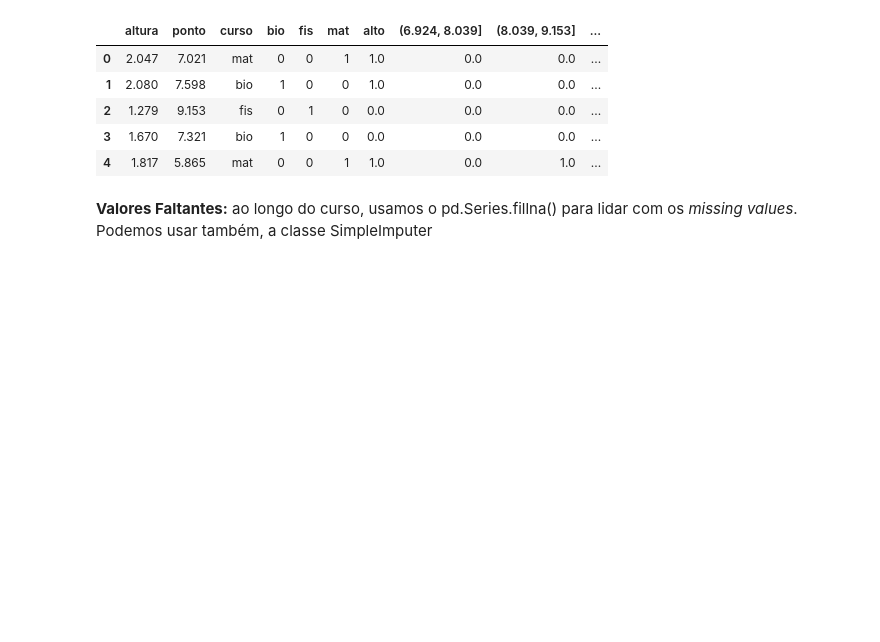
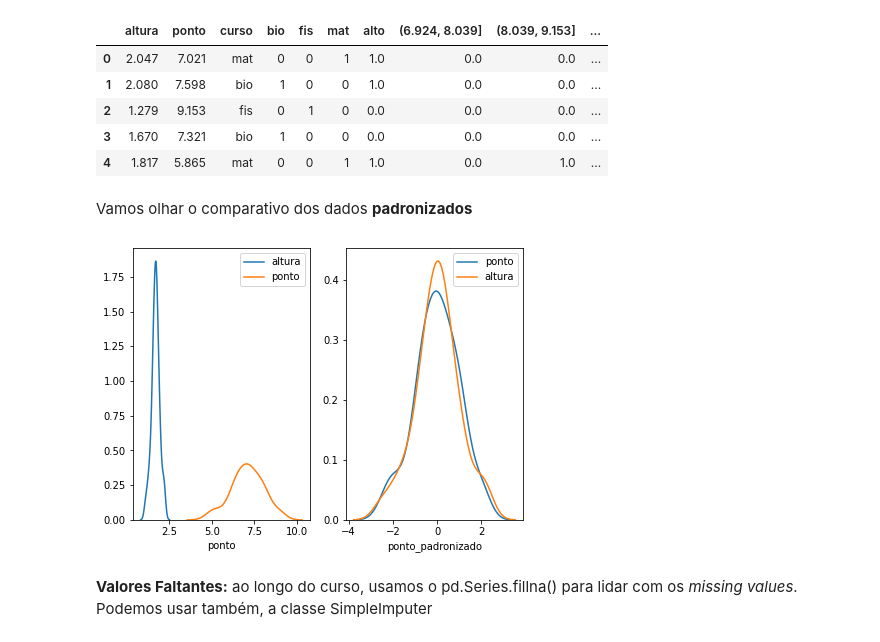
Before and after one commit to mikaelcordeiro/semanas, a Jupyter notebook: semana7/teoria.ipynb, the cells around one changed output. Saved outputs shown, nothing was run; the diff lists cells and outputs as text; code cells hidden in the pictures; blank space fills up the shorter version.

```diff
--- a/semana7/teoria.ipynb
+++ b/semana7/teoria.ipynb
@@ -238,6 +254,17 @@ df_seis.head()
 | 2 | 1.279 | 9.153 | fis | 0 | 1 | 0 | 0.0 | 0.0 | 0.0 | ... |
 | 3 | 1.670 | 7.321 | bio | 1 | 0 | 0 | 0.0 | 0.0 | 0.0 | ... |
 | 4 | 1.817 | 5.865 | mat | 0 | 0 | 1 | 1.0 | 0.0 | 1.0 | ... |
+# %% [markdown]
+Vamos olhar o comparativo dos dados **padronizados**
+# %%
+figure, g = plt.subplots(1, 2, figsize=(7, 5))
+sns.distplot(df_seis['altura'], hist=False, ax=g[0], label='altura')
+sns.distplot(df_seis['ponto'], hist=False, ax=g[0], label='ponto')
+sns.distplot(df_seis['ponto_padronizado'], hist=False, ax=g[1], label='ponto')
+sns.distplot(padronizador.fit_transform(df_seis[['altura']]).flatten(), hist=False, ax=g[1], label='altura')
+plt.show()
+# %% [output]
+[figure, added]
 # %% [markdown]
 **Valores Faltantes:** ao longo do curso, usamos o pd.Series.fillna() para lidar com os *missing values*. Podemos usar também, a classe SimpleImputer
 # %% [markdown]
```
Also changed, not shown: parts of 9 cells of this notebook.
